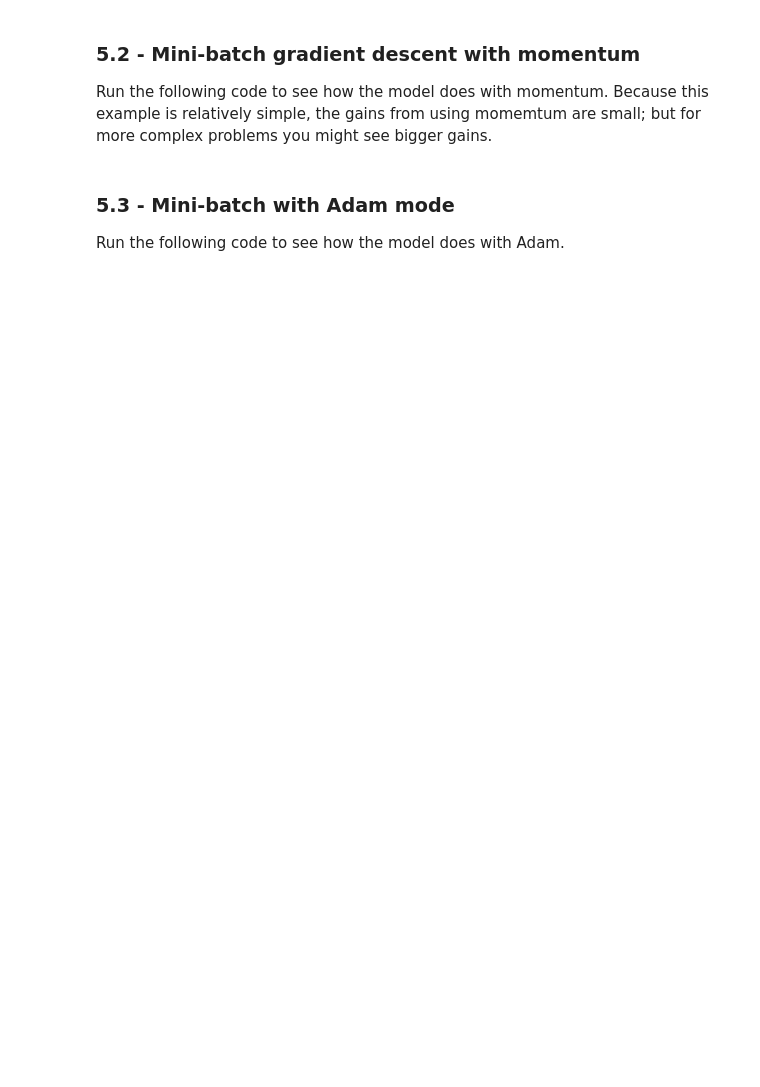
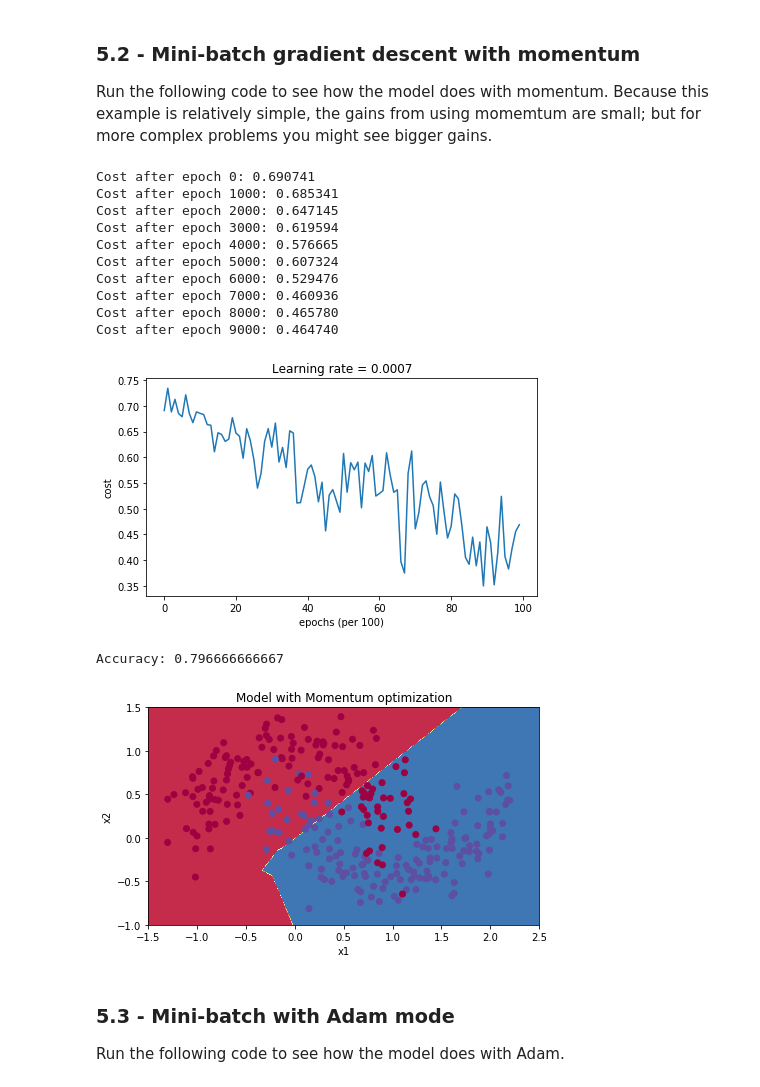
Before and after one commit to zhasulan/Deep-Learning-Assignments, a Jupyter notebook: 2 Improving Deep Neural Networks Hyperparameter tuning, Regularization and Optimization/Week 6/Optimization+methods.ipynb, the cells around one changed output. Cells and saved outputs as stored; diff of their text form; code cells hidden in the pictures; blank space fills up the shorter version.

```diff
--- a/2 Improving Deep Neural Networks Hyperparameter tuning, Regularization and Optimization/Week 6/Optimization+methods.ipynb
+++ b/2 Improving Deep Neural Networks Hyperparameter tuning, Regularization and Optimization/Week 6/Optimization+methods.ipynb
@@ -951,17 +1057,31 @@ Run the following code to see how the model does with momentum. Because this exa
 # %%
 # train 3-layer model
 layers_dims = [train_X.shape[0], 5, 2, 1]
 parameters = model(train_X, train_Y, layers_dims, beta = 0.9, optimizer = "momentum")
 
 # Predict
 predictions = predict(train_X, train_Y, parameters)
 
 # Plot decision boundary
 plt.title("Model with Momentum optimization")
 axes = plt.gca()
 axes.set_xlim([-1.5,2.5])
 axes.set_ylim([-1,1.5])
-plot_decision_boundary(lambda x: predict_dec(parameters, x.T), train_X, train_Y)
+plot_decision_boundary(lambda x: predict_dec(parameters, x.T), train_X, train_Y[0, :])
+# %% [output]
+Cost after epoch 0: 0.690741
+Cost after epoch 1000: 0.685341
+Cost after epoch 2000: 0.647145
+Cost after epoch 3000: 0.619594
+Cost after epoch 4000: 0.576665
+Cost after epoch 5000: 0.607324
+Cost after epoch 6000: 0.529476
+Cost after epoch 7000: 0.460936
+Cost after epoch 8000: 0.465780
+Cost after epoch 9000: 0.464740
+[figure, added]
+Accuracy: 0.796666666667
+[figure, added]
 # %% [markdown]
 ### 5.3 - Mini-batch with Adam mode
 
```
Also changed, not shown: parts of 15 cells of this notebook, 2 other files.
